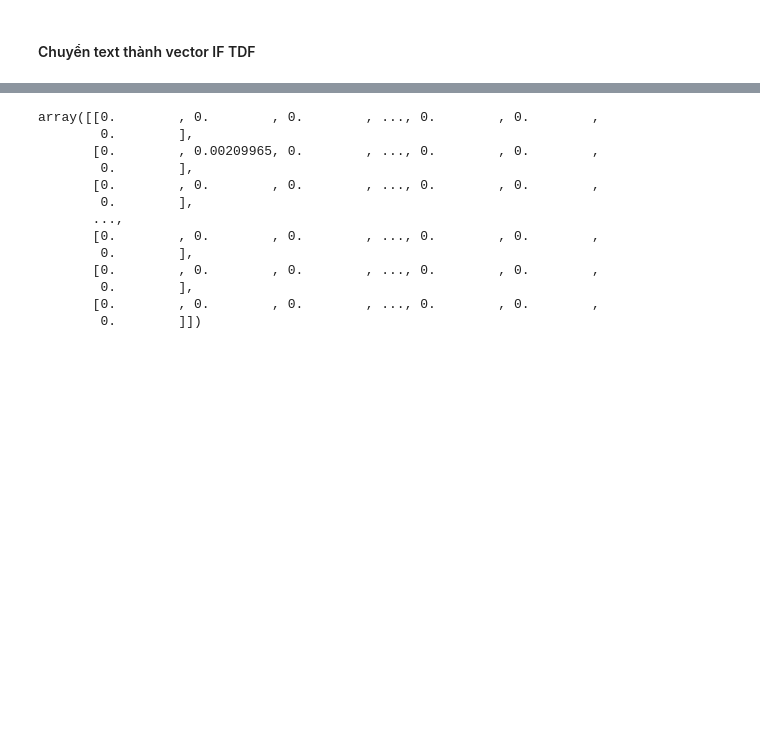
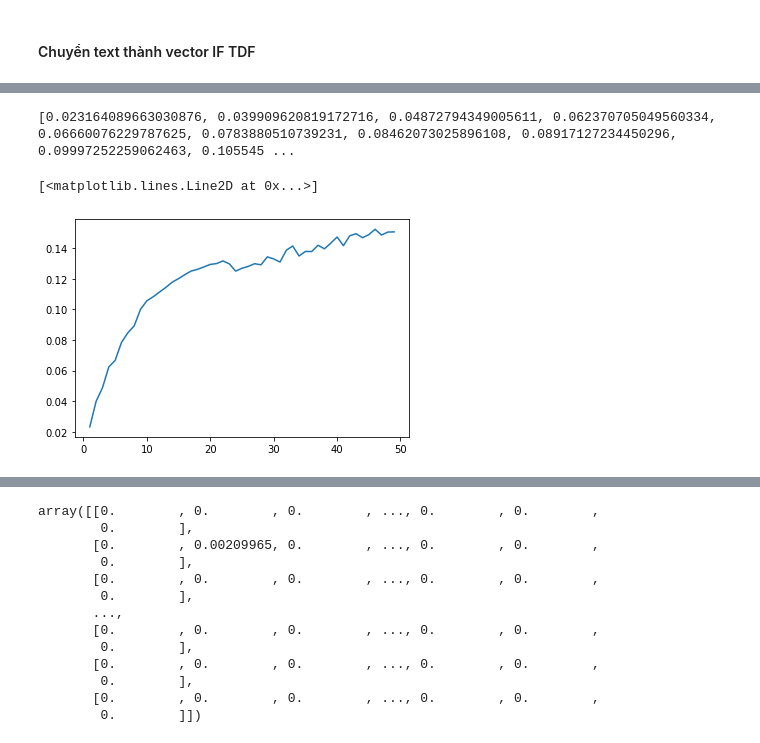
Before and after one commit to vudinhhieu20/Introduction-to-Machine-Learning, a Jupyter notebook: youtube_music_analysis.ipynb, the cells around one changed output, grey strips where cells are left out. Saved outputs shown, nothing was run; the diff lists cells and outputs as text; code cells hidden in the pictures; blank space fills up the shorter version.

Commit message:
spectral-clusturing

```diff
--- a/youtube_music_analysis.ipynb
+++ b/youtube_music_analysis.ipynb
@@ -416,0 +554,15 @@ print(type(X))
+# %%
+from sklearn.cluster import SpectralClustering
+import matplotlib.pyplot as plt
+from sklearn.metrics import silhouette_score
+s_scores = []
+for i in range(1, 50):
+    i = i + 1
+    spectralClustering = SpectralClustering(n_clusters=i, random_state=0).fit_predict(X)
+    s_scores.append(silhouette_score(X, spectralClustering))
+print(s_scores)
+plt.plot(range(1,50), s_scores)
+# %% [output]
+[0.023164089663030876, 0.039909620819172716, 0.04872794349005611, 0.062370705049560334, 0.06660076229787625, 0.0783880510739231, 0.08462073025896108, 0.08917127234450296, 0.09997252259062463, 0.105545 ...
+[<matplotlib.lines.Line2D at 0x...>]
+[figure, added]
```
Also changed, not shown: parts of 22 cells of this notebook.
